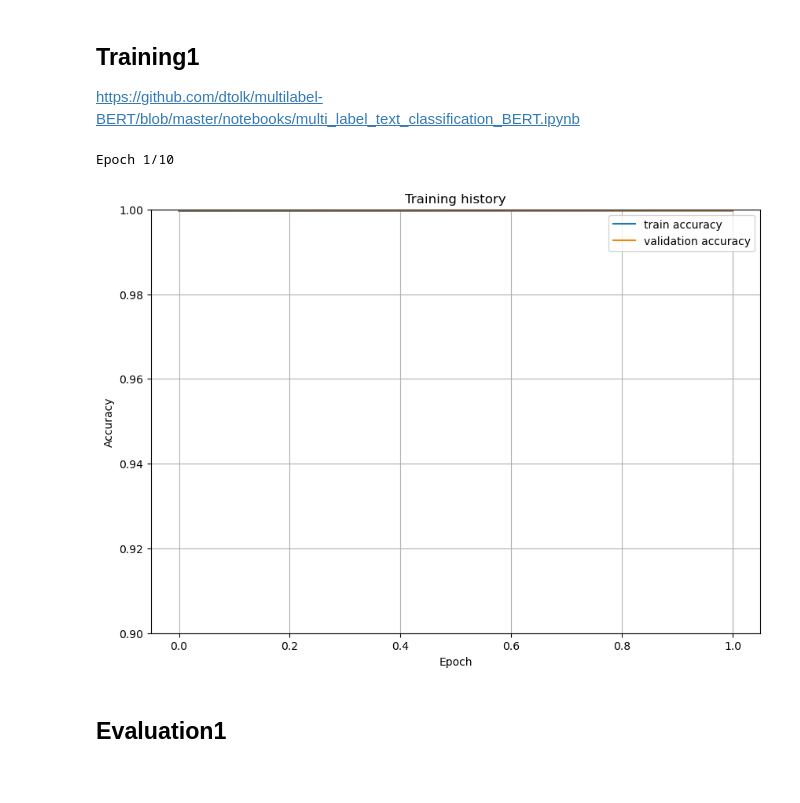
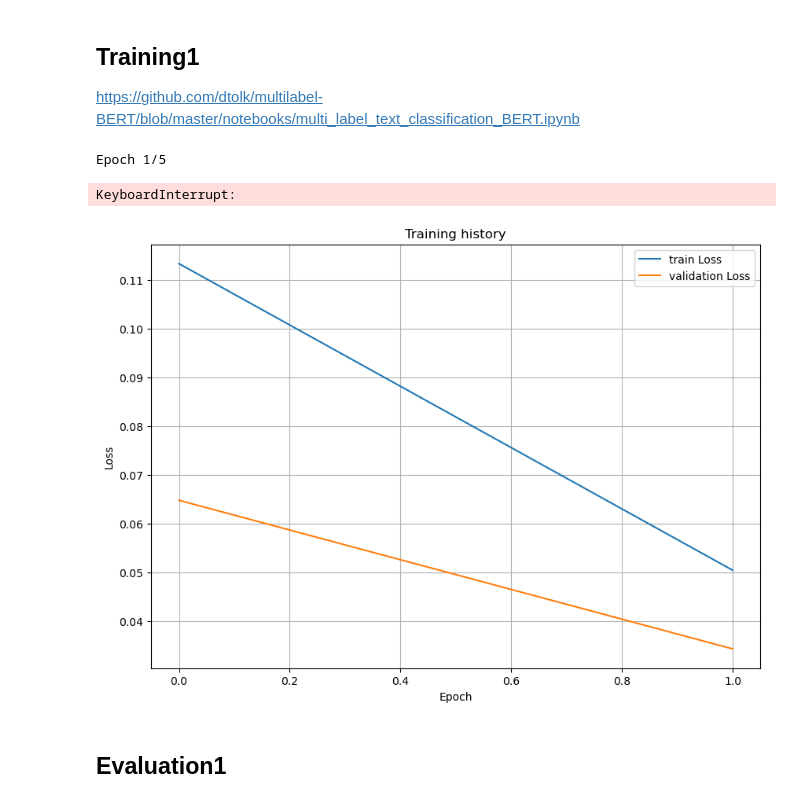
Before and after one commit to abes-esr/labo-indexation-ai, a Jupyter notebook: multilabel_test_classif_BERT.ipynb, the cells around one changed output. Cells and saved outputs as stored; diff of their text form; code cells hidden in the pictures.

```diff
--- a/multilabel_test_classif_BERT.ipynb
+++ b/multilabel_test_classif_BERT.ipynb
@@ -401,11 +406,6 @@ def train_model(training_loader, model, optimizer):
         outputs = model(ids, mask, token_type_ids) # (batch,predict)=(32,8)
         loss = loss_fn(outputs, labels)
         losses.append(loss.item())
-        # training accuracy, apply sigmoid, round (apply thresh 0.5)
-        outputs = torch.sigmoid(outputs).cpu().detach().numpy().round()
-        labels = labels.cpu().detach().numpy()
-        correct_predictions += np.sum(outputs==labels)
-        num_samples += labels.size   # total number of elements in the 2D array
 
         # backward
         optimizer.zero_grad()
@@ -414,12 +414,8 @@ def train_model(training_loader, model, optimizer):
         # grad descent step
         optimizer.step()
 
-        # Update progress bar
-        #loop.set_description(f"")
-        #loop.set_postfix(batch_loss=loss)
-
-    # returning: trained model, model accuracy, mean loss
-    return model, float(correct_predictions)/num_samples, np.mean(losses)
+    # returning: trained model, mean loss
+    return model, np.mean(losses)
 # %%
 # Evaluation
 def eval_model(validation_loader, model, optimizer):
@@ -440,37 +436,24 @@ def eval_model(validation_loader, model, optimizer):
             loss = loss_fn(outputs, labels)
             losses.append(loss.item())
 
-            # validation accuracy
-            # add sigmoid, for the training sigmoid is in BCEWithLogitsLoss
-            outputs = torch.sigmoid(outputs).cpu().detach().numpy().round()
-            labels = labels.cpu().detach().numpy()
-            correct_predictions += np.sum(outputs==labels)
-            num_samples += labels.size   # total number of elements in the 2D array
-            f1 = torchmetrics.F1Score("multilabel", average="weighted")
-
-    return f1(outputs, labels), np.mean(losses)
+    return np.mean(losses)
 # %% [markdown]
 ## Training1
 https://github.com/dtolk/multilabel-BERT/blob/master/notebooks/multi_label_text_classification_BERT.ipynb
 # %%
 from collections import defaultdict
 history = defaultdict(list)
-best_F1 = 0
+best_loss = 0
 
 for epoch in range(1, EPOCHS+1):
     print(f'Epoch {epoch}/{EPOCHS}')
-    model, train_F1, train_loss = train_model(train_data_loader, model, optimizer)
-    val_F1, val_loss = eval_model(val_data_loader, model, optimizer)
+    model, train_loss = train_model(train_data_loader, model, optimizer)
+    val_loss = eval_model(val_data_loader, model, optimizer)
 
-    print(f'train_loss={train_loss:.4f}, val_loss={val_loss:.4f} train_f1={train_F1:.4f}, val_f1={val_F1:.4f}')
+    print(f'train_loss={train_loss:.4f}, val_loss={val_loss:.4f}')
 
-    history['train_F1'].append(train_F1)
     history['train_loss'].append(train_loss)
-    history['val_F1'].append(val_F1)
     history['val_loss'].append(val_loss)
-    # save the best model
-    if val_F1 > best_F1:
-        torch.save(model.state_dict(), os.path.join(output_path,"MLTC_BERTmultiLingual_model_state.bin"))
-        best_accuracy = val_F1
 # %% [output]
-Epoch 1/10
+Epoch 1/5
+KeyboardInterrupt:
@@ -477,17 +462,16 @@ Epoch 1/10
 # %%
 import matplotlib.pyplot as plt
 
 plt.rcParams["figure.figsize"] = (10,7)
-plt.plot(history['train_f1'], label='train F1')
-plt.plot(history['val_f1'], label='validation F1')
+plt.plot(history['train_loss'], label='train Loss')
+plt.plot(history['val_loss'], label='validation Loss')
 plt.title('Training history')
-plt.ylabel('F1 score')
+plt.ylabel('Loss')
 plt.xlabel('Epoch')
 plt.legend()
-plt.ylim([0.9, 1]);
 plt.grid()
 # %% [output]
-[figure, old version]
+[figure, new version]
 # %% [markdown]
 ## Evaluation1
 # %%
```
Also changed, not shown: parts of 35 cells of this notebook, 4 other files.
